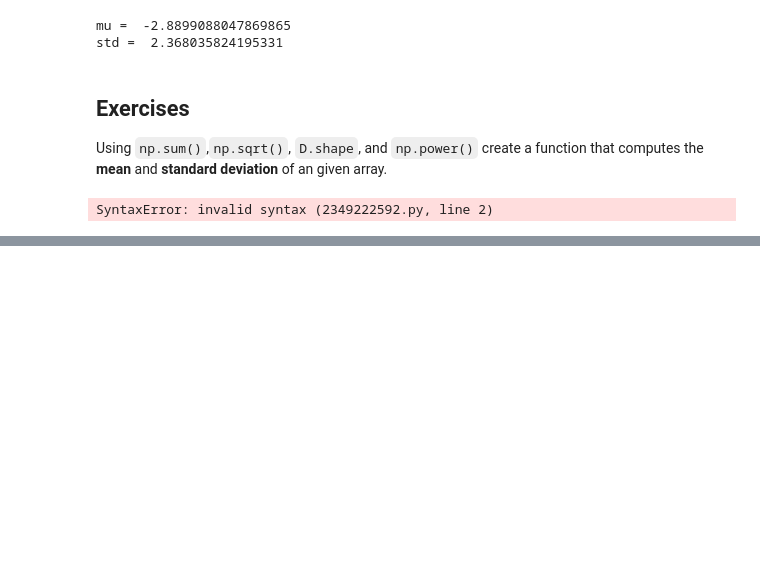
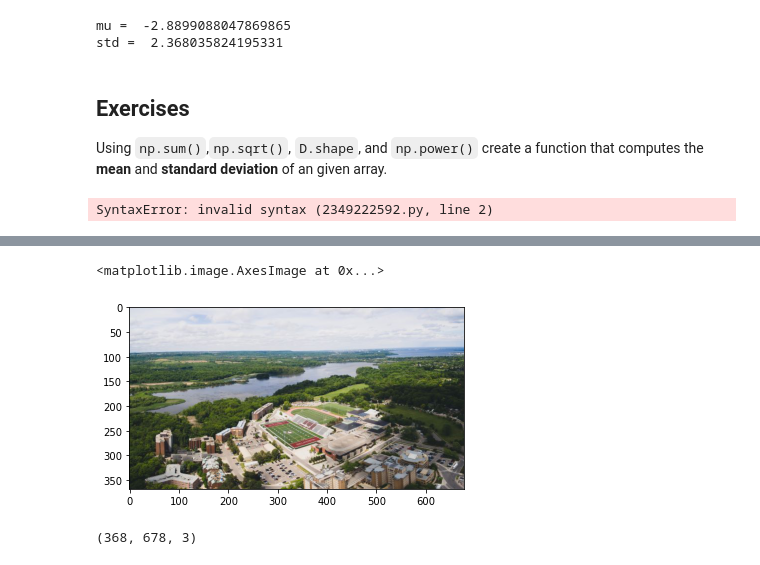
Before and after one commit to RodrigoAVargasHdz/CHEM-4PB3, a Jupyter notebook: Course_Notes/Week1/intro_numpy.ipynb, the cells around one changed output, grey strips where cells are left out. Saved outputs shown, nothing was run; the diff lists cells and outputs as text; code cells hidden in the pictures; blank space fills up the shorter version.

```diff
--- a/Course_Notes/Week1/intro_numpy.ipynb
+++ b/Course_Notes/Week1/intro_numpy.ipynb
@@ -102,0 +123,23 @@ SyntaxError: invalid syntax (2349222592.py, line 2)
+# %%
+%matplotlib inline
+from PIL import Image
+import requests  # pip install requests
+from io import BytesIO
+
+import matplotlib
+import matplotlib.pyplot as plt
+
+# load image
+response = requests.get(
+    'https://future.mcmaster.ca/wp-content/uploads/2020/07/Campus-with-Cootes_jpg.jpg')
+img = Image.open(BytesIO(response.content))
+plt.imshow(img)
+# %% [output]
+<matplotlib.image.AxesImage at 0x...>
+[figure, added]
+# %%
+# convert image to NumPy
+img_np = np.asarray(img)
+print(img_np.shape)
+# %% [output]
+(368, 678, 3)
```
Also changed, not shown: parts of 7 cells of this notebook.
